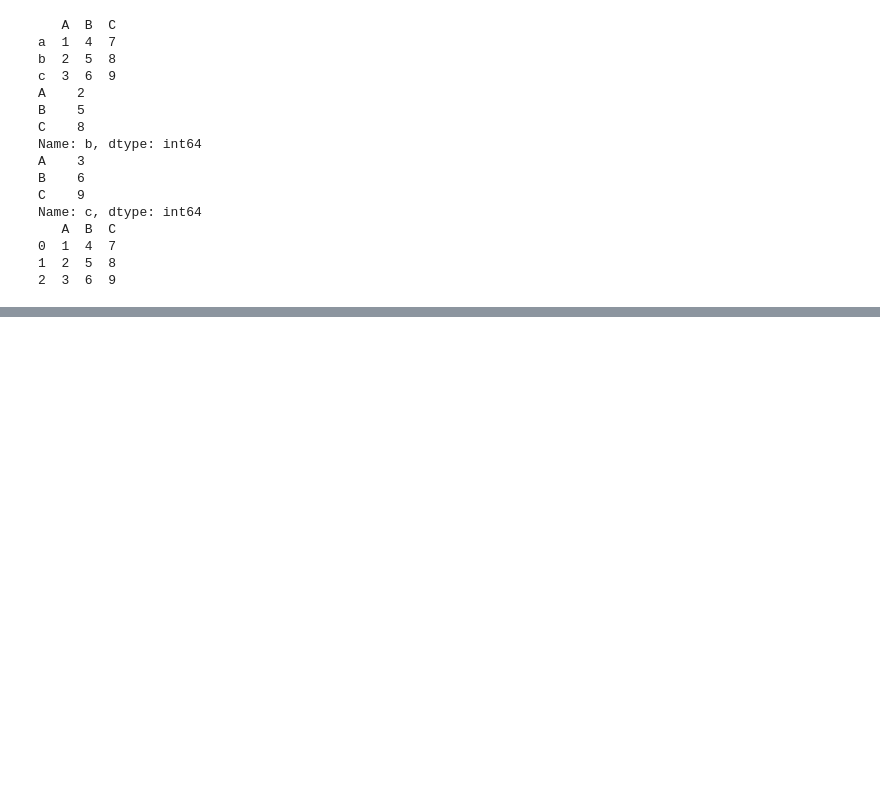
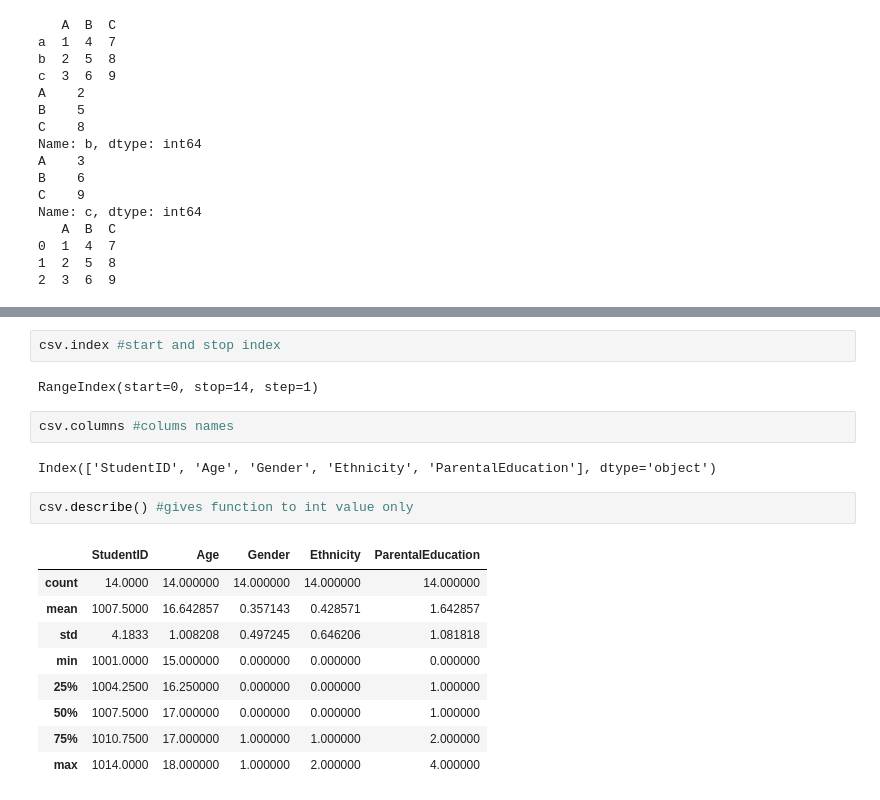
Before and after one commit to vinodsarwade/Pandas, a Jupyter notebook: Pandas.ipynb, the cells around one changed output, grey strips where cells are left out. Saved outputs shown, nothing was run; the diff lists cells and outputs as text; blank space fills up the shorter version.

```diff
--- a/Pandas.ipynb
+++ b/Pandas.ipynb
@@ -439,0 +528,20 @@ Name: c, dtype: int64
+# %%
+csv.index #start and stop index
+# %% [output]
+RangeIndex(start=0, stop=14, step=1)
+# %%
+csv.columns #colums names
+# %% [output]
+Index(['StudentID', 'Age', 'Gender', 'Ethnicity', 'ParentalEducation'], dtype='object')
+# %%
+csv.describe() #gives function to int value only
+# %% [output]
+|  | StudentID | Age | Gender | Ethnicity | ParentalEducation |
+| count | 14.0000 | 14.000000 | 14.000000 | 14.000000 | 14.000000 |
+| mean | 1007.5000 | 16.642857 | 0.357143 | 0.428571 | 1.642857 |
+| std | 4.1833 | 1.008208 | 0.497245 | 0.646206 | 1.081818 |
+| min | 1001.0000 | 15.000000 | 0.000000 | 0.000000 | 0.000000 |
+| 25% | 1004.2500 | 16.250000 | 0.000000 | 0.000000 | 1.000000 |
+| 50% | 1007.5000 | 17.000000 | 0.000000 | 0.000000 | 1.000000 |
+| 75% | 1010.7500 | 17.000000 | 1.000000 | 1.000000 | 2.000000 |
+| max | 1014.0000 | 18.000000 | 1.000000 | 2.000000 | 4.000000 |
```
Also changed, not shown: parts of 18 cells of this notebook, 3 other files.
